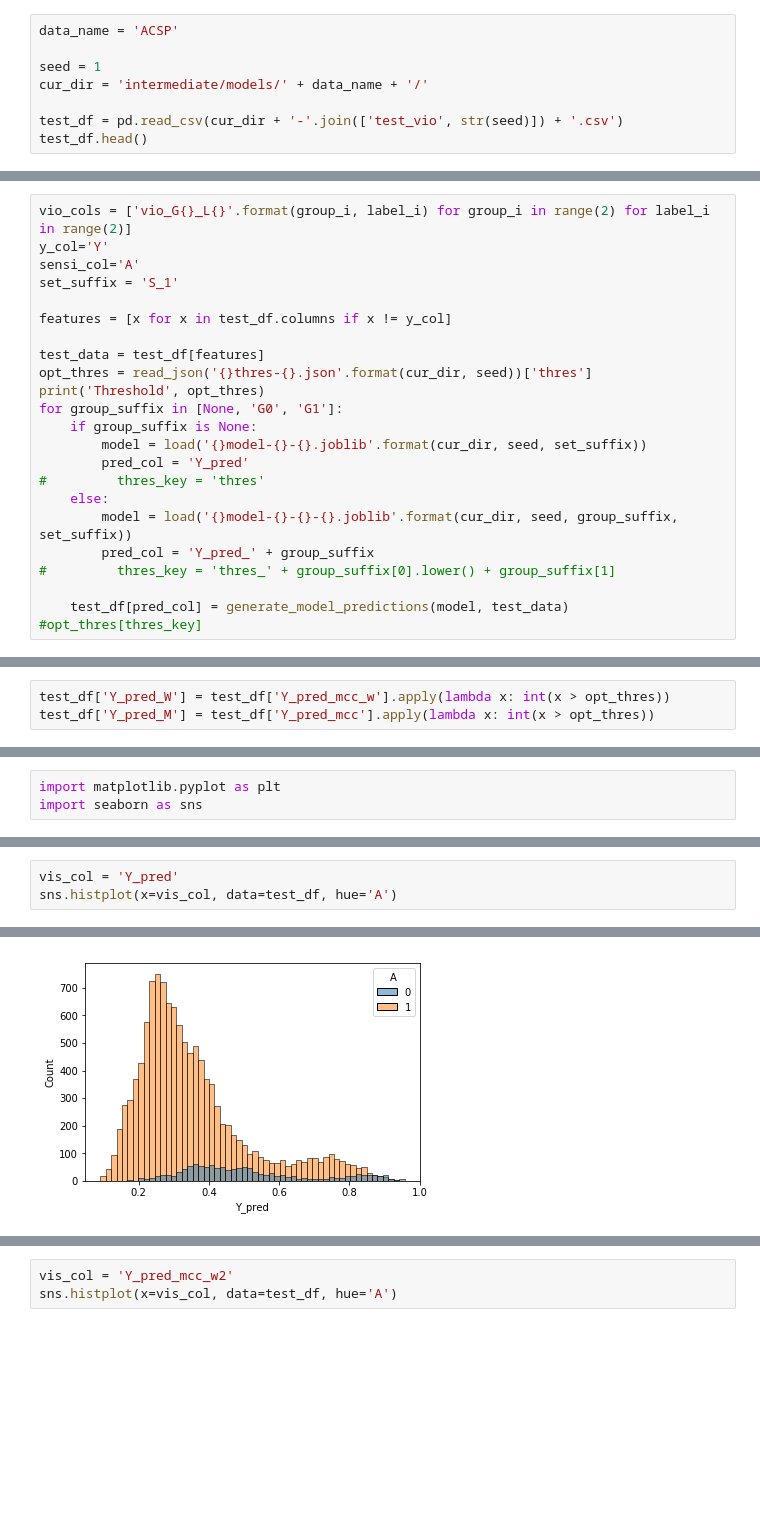
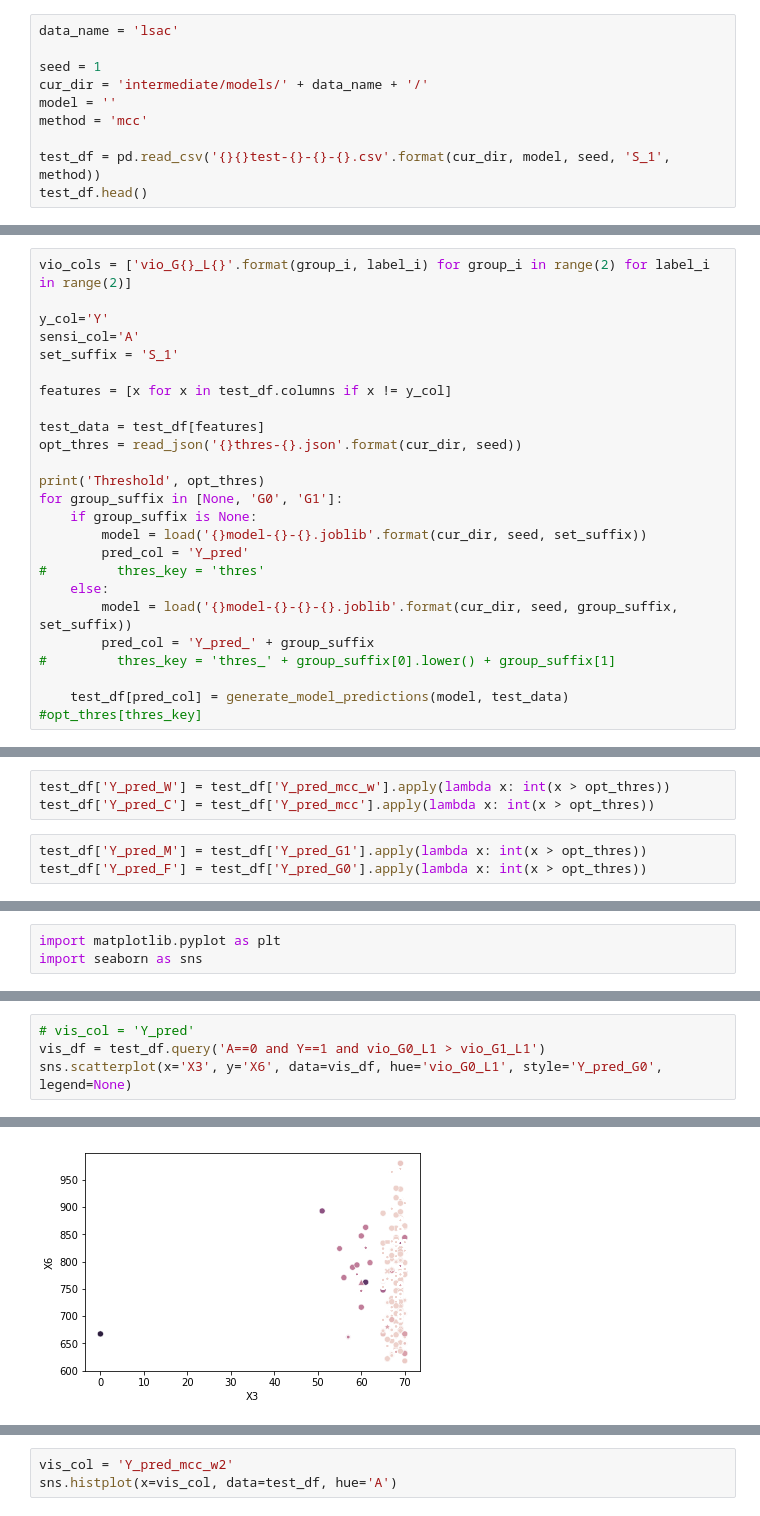
Before and after one commit to KeYang0923/NonInvasiveTool4FairML, a Jupyter notebook: Opt_MCC_parameters.ipynb, the cells around one changed output, grey strips where cells are left out. Drawn from its saved outputs; the diff is of its cells as text; blank space fills up the shorter version.

```diff
--- a/Opt_MCC_parameters.ipynb
+++ b/Opt_MCC_parameters.ipynb
@@ -12,12 +12,14 @@ from scripts.TrainMLModels import read_json, generate_model_predictions, save_js
 
 warnings.filterwarnings('ignore')
 # %%
-data_name = 'ACSP'
+data_name = 'lsac'
 
 seed = 1
 cur_dir = 'intermediate/models/' + data_name + '/'
+model = ''
+method = 'mcc'
 
-test_df = pd.read_csv(cur_dir + '-'.join(['test_vio', str(seed)]) + '.csv')
+test_df = pd.read_csv('{}{}test-{}-{}-{}.csv'.format(cur_dir, model, seed, 'S_1', method))
 test_df.head()
 # %% [output]
 |  | X1 | X2 | X3 | X4 | X5 | X6 | X7 | X8 | X9 | X10 | ... | ... |
@@ -50,6 +52,7 @@ def assign_pred_sensi(x): # assign prediction based on the group membership of s
         return x.iloc[1]
 # %%
 vio_cols = ['vio_G{}_L{}'.format(group_i, label_i) for group_i in range(2) for label_i in range(2)]
+
 y_col='Y'
 sensi_col='A'
 set_suffix = 'S_1'
@@ -57,7 +60,8 @@ set_suffix = 'S_1'
 features = [x for x in test_df.columns if x != y_col]
 
 test_data = test_df[features]
-opt_thres = read_json('{}thres-{}.json'.format(cur_dir, seed))['thres']
+opt_thres = read_json('{}thres-{}.json'.format(cur_dir, seed))
+
 print('Threshold', opt_thres)
 for group_suffix in [None, 'G0', 'G1']:
     if group_suffix is None:
@@ -106,7 +109,10 @@ test_df['Y_pred_A'] = test_df['Y_pred_sensi'].apply(lambda x: int(x > opt_thres)
 test_df['Y_pred_O'] = test_df['Y_pred'].apply(lambda x: int(x > opt_thres))
 # %%
 test_df['Y_pred_W'] = test_df['Y_pred_mcc_w'].apply(lambda x: int(x > opt_thres))
-test_df['Y_pred_M'] = test_df['Y_pred_mcc'].apply(lambda x: int(x > opt_thres))
+test_df['Y_pred_C'] = test_df['Y_pred_mcc'].apply(lambda x: int(x > opt_thres))
+# %%
+test_df['Y_pred_M'] = test_df['Y_pred_G1'].apply(lambda x: int(x > opt_thres))
+test_df['Y_pred_F'] = test_df['Y_pred_G0'].apply(lambda x: int(x > opt_thres))
 # %%
 test_df.head()
 # %% [output]
@@ -123,6 +319,7 @@ import seaborn as sns
 # %%
-vis_col = 'Y_pred'
-sns.histplot(x=vis_col, data=test_df, hue='A')
+# vis_col = 'Y_pred'
+vis_df = test_df.query('A==0 and Y==1 and vio_G0_L1 > vio_G1_L1')
+sns.scatterplot(x='X3', y='X6', data=vis_df, hue='vio_G0_L1', style='Y_pred_G0', legend=None)
 # %% [output]
 <matplotlib.axes._subplots.AxesSubplot at 0x...>
-[figure, old version]
+[figure, new version]
```
Also changed, not shown: parts of 36 cells of this notebook, 16 other files.
